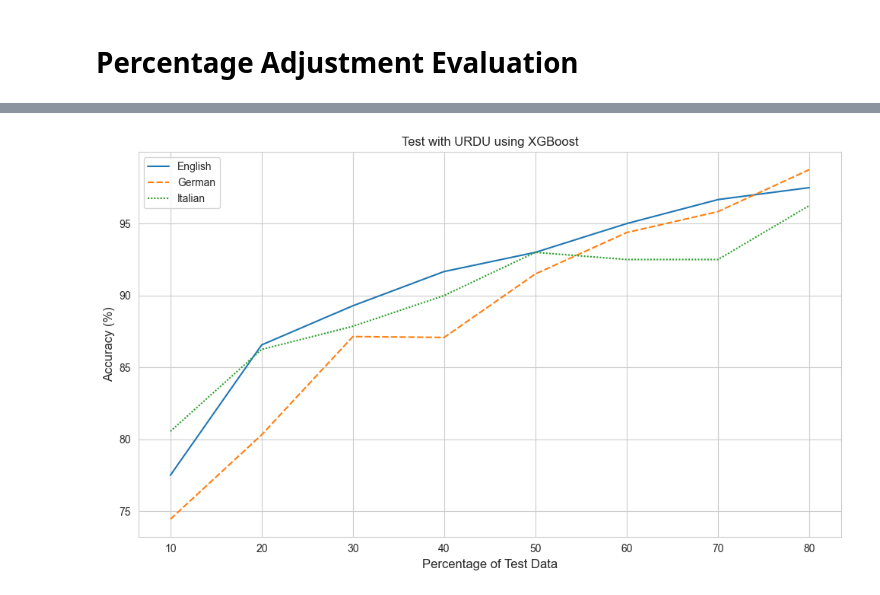
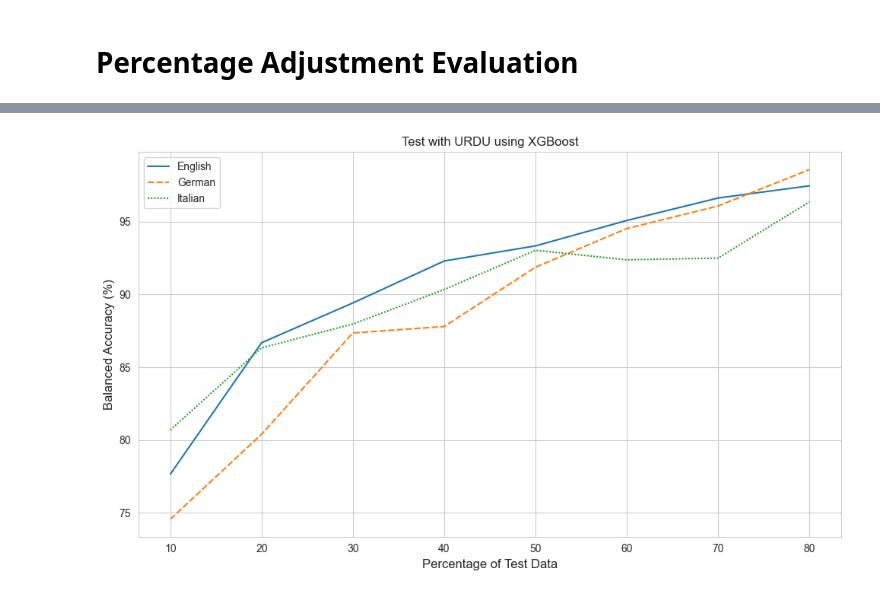
Before and after one commit to juverse/Speech-Emotion-Recognition, a Jupyter notebook: Evaluation/Percentage/percentage_evaluation.ipynb, the cells around one changed output, grey strips where cells are left out. Cells and saved outputs as stored; diff of their text form; code cells hidden in the pictures.

```diff
--- a/Evaluation/Percentage/percentage_evaluation.ipynb
+++ b/Evaluation/Percentage/percentage_evaluation.ipynb
@@ -69,4 +100,4 @@ plot_percentage(model="XGBoost", percentage_dfs=train_urdu_dfs, datasets=train_u
 # %%
-plot_percentage(model="XGBoost", percentage_dfs=test_urdu_dfs, datasets=test_urdu_names, metric="Accuracy", title="Test with URDU")
+plot_percentage(model="XGBoost", percentage_dfs=test_urdu_dfs, datasets=test_urdu_names, metric="Balanced Accuracy", title="Test with URDU")
 # %% [output]
-[figure, old version]
+[figure, new version]
```
Also changed, not shown: parts of 10 cells of this notebook, 4 other files.
